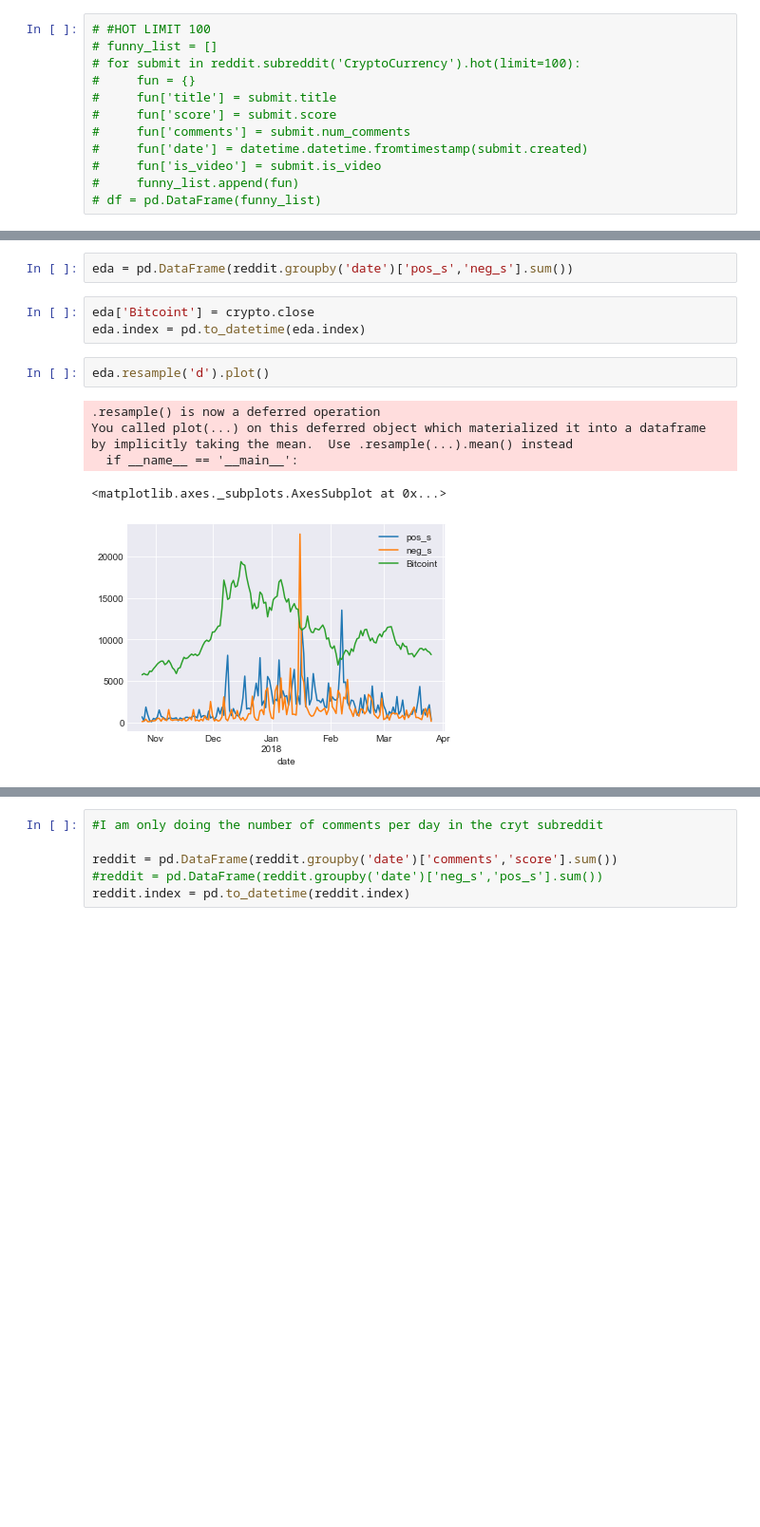
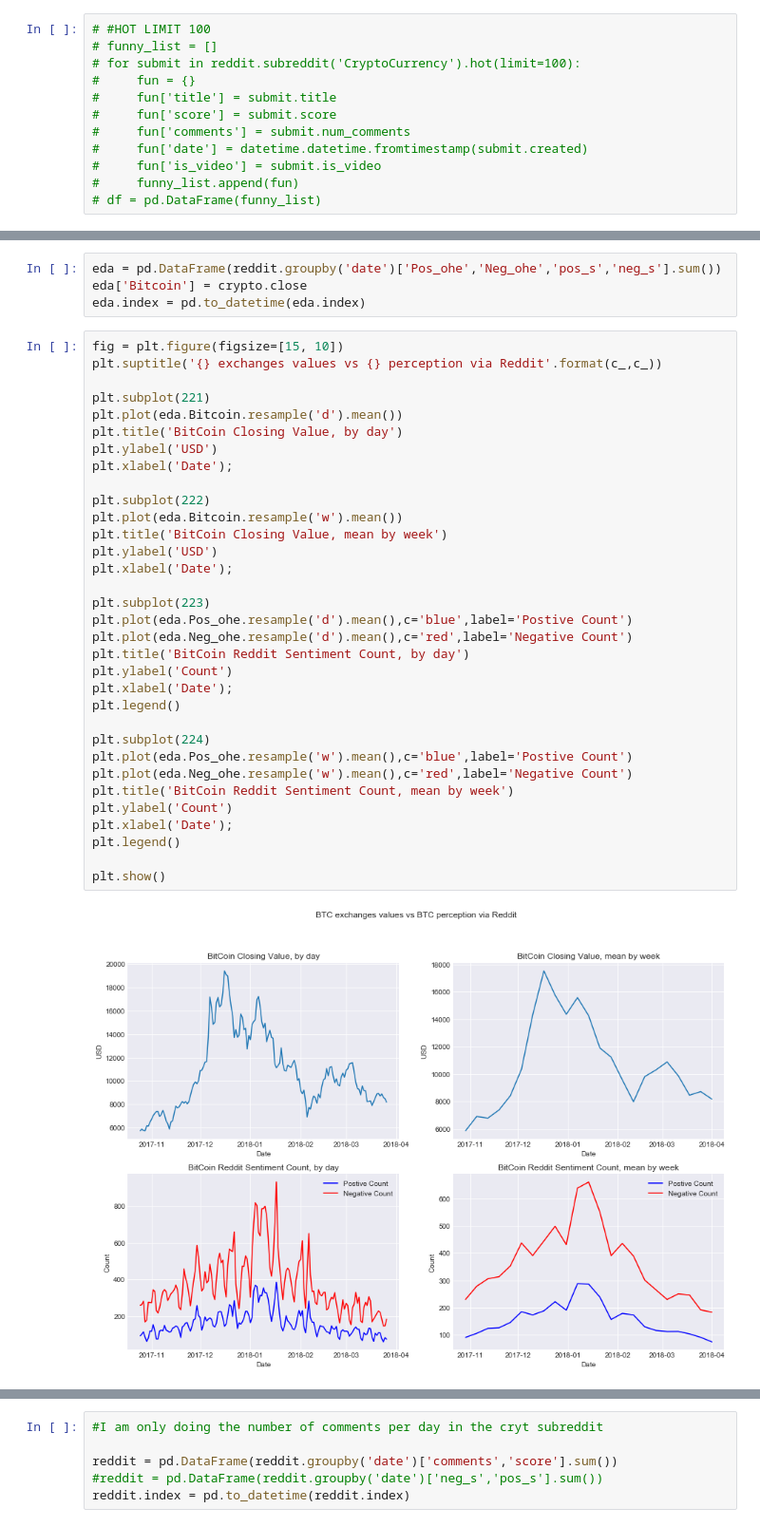
Before and after one commit to Mikhail-Naumov/Another_Bitcoin_Predictor, a Jupyter notebook: BitCoin_LSTM.ipynb, the cells around one changed output, grey strips where cells are left out. Shown at 95% size. Drawn from its saved outputs; the diff is of its cells as text; blank space fills up the shorter version.

```diff
--- a/BitCoin_LSTM.ipynb
+++ b/BitCoin_LSTM.ipynb
@@ -157,15 +164,40 @@ reddit['neu_s'] = reddit['neu']*reddit['score']
 #tqdm
 # %%
-eda = pd.DataFrame(reddit.groupby('date')['pos_s','neg_s'].sum())
+eda = pd.DataFrame(reddit.groupby('date')['Pos_ohe','Neg_ohe','pos_s','neg_s'].sum())
+eda['Bitcoin'] = crypto.close
+eda.index = pd.to_datetime(eda.index)
-# %%
-eda['Bitcoint'] = crypto.close
-eda.index = pd.to_datetime(eda.index)
-# %%
-eda.resample('d').plot()
-# %% [output]
-.resample() is now a deferred operation
-You called plot(...) on this deferred object which materialized it into a dataframe
-by implicitly taking the mean.  Use .resample(...).mean() instead
-  if __name__ == '__main__':
-<matplotlib.axes._subplots.AxesSubplot at 0x...>
-[figure, removed]
+# %%
+fig = plt.figure(figsize=[15, 10])
+plt.suptitle('{} exchanges values vs {} perception via Reddit'.format(c_,c_))
+
+plt.subplot(221)
+plt.plot(eda.Bitcoin.resample('d').mean())
+plt.title('BitCoin Closing Value, by day')
+plt.ylabel('USD')
+plt.xlabel('Date');
+
+plt.subplot(222)
+plt.plot(eda.Bitcoin.resample('w').mean())
+plt.title('BitCoin Closing Value, mean by week')
+plt.ylabel('USD')
+plt.xlabel('Date');
+
+plt.subplot(223)
+plt.plot(eda.Pos_ohe.resample('d').mean(),c='blue',label='Postive Count')
+plt.plot(eda.Neg_ohe.resample('d').mean(),c='red',label='Negative Count')
+plt.title('BitCoin Reddit Sentiment Count, by day')
+plt.ylabel('Count')
+plt.xlabel('Date');
+plt.legend()
+
+plt.subplot(224)
+plt.plot(eda.Pos_ohe.resample('w').mean(),c='blue',label='Postive Count')
+plt.plot(eda.Neg_ohe.resample('w').mean(),c='red',label='Negative Count')
+plt.title('BitCoin Reddit Sentiment Count, mean by week')
+plt.ylabel('Count')
+plt.xlabel('Date');
+plt.legend()
+
+plt.show()
+# %% [output]
+[figure, added]
```
Also changed, not shown: parts of 6 cells of this notebook.
